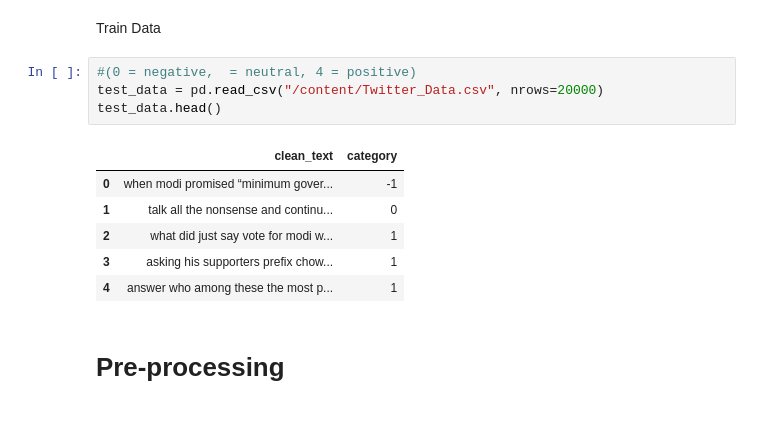
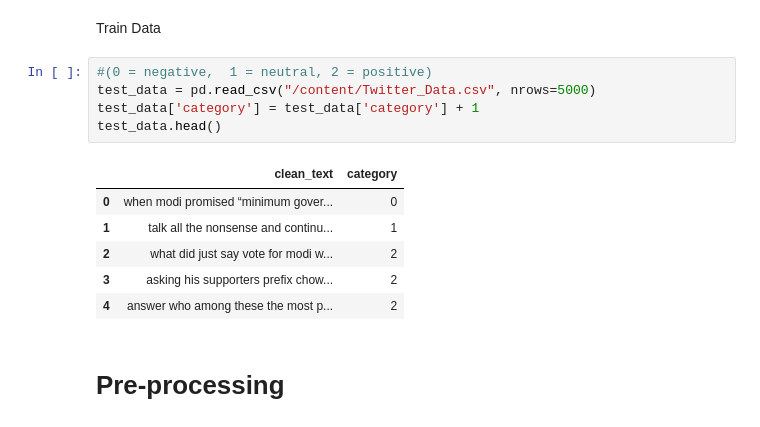
Before and after one commit to wlsgud623/vaccine_tweet_analysis, a Jupyter notebook: VaccineTweet.ipynb, the cells around one changed output. Saved outputs shown, nothing was run; the diff lists cells and outputs as text.

```diff
--- a/VaccineTweet.ipynb
+++ b/VaccineTweet.ipynb
@@ -166,16 +173,17 @@ Australia to Manufacture Covid 19 Vaccine and give it to the Citizens for free o
 # %% [markdown]
 Train Data
 # %%
-#(0 = negative,  = neutral, 4 = positive)
-test_data = pd.read_csv("/content/Twitter_Data.csv", nrows=20000)
+#(0 = negative,  1 = neutral, 2 = positive)
+test_data = pd.read_csv("/content/Twitter_Data.csv", nrows=5000)
+test_data['category'] = test_data['category'] + 1
 test_data.head()
 # %% [output]
 |  | clean_text | category |
-| 0 | when modi promised “minimum gover... | -1 |
-| 1 | talk all the nonsense and continu... | 0 |
-| 2 | what did just say vote for modi w... | 1 |
-| 3 | asking his supporters prefix chow... | 1 |
-| 4 | answer who among these the most p... | 1 |
+| 0 | when modi promised “minimum gover... | 0 |
+| 1 | talk all the nonsense and continu... | 1 |
+| 2 | what did just say vote for modi w... | 2 |
+| 3 | asking his supporters prefix chow... | 2 |
+| 4 | answer who among these the most p... | 2 |
 # %% [markdown]
 # Pre-processing
 # %%
```
Also changed, not shown: parts of 18 cells of this notebook.
